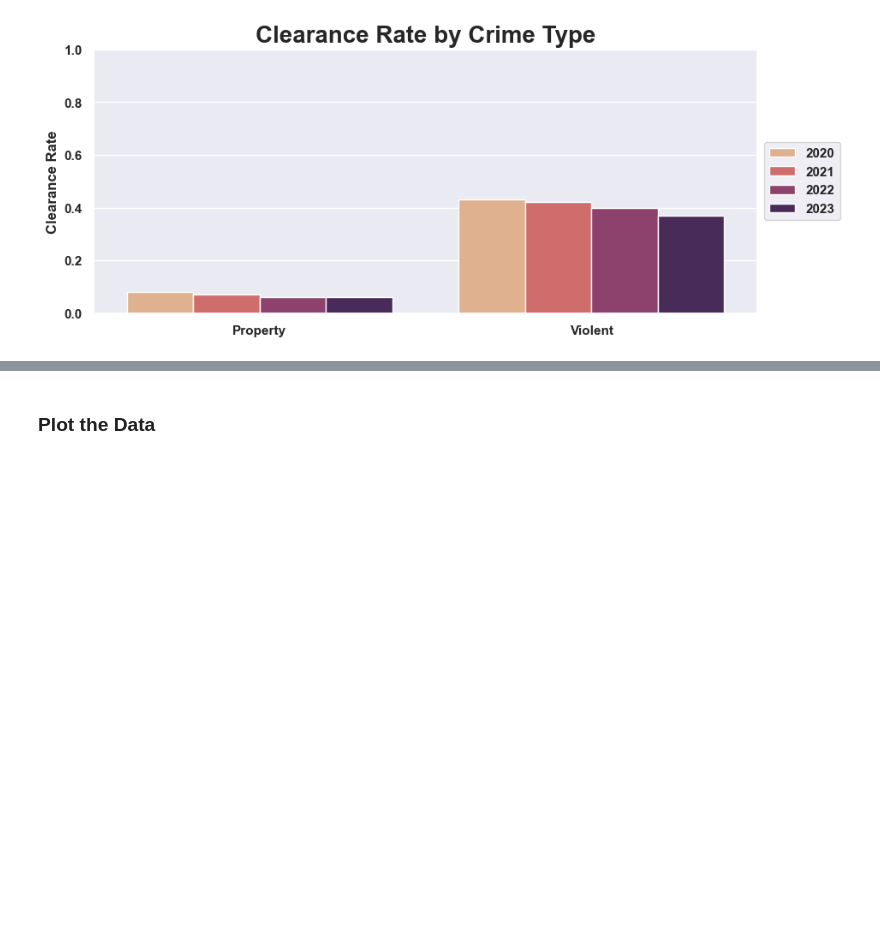
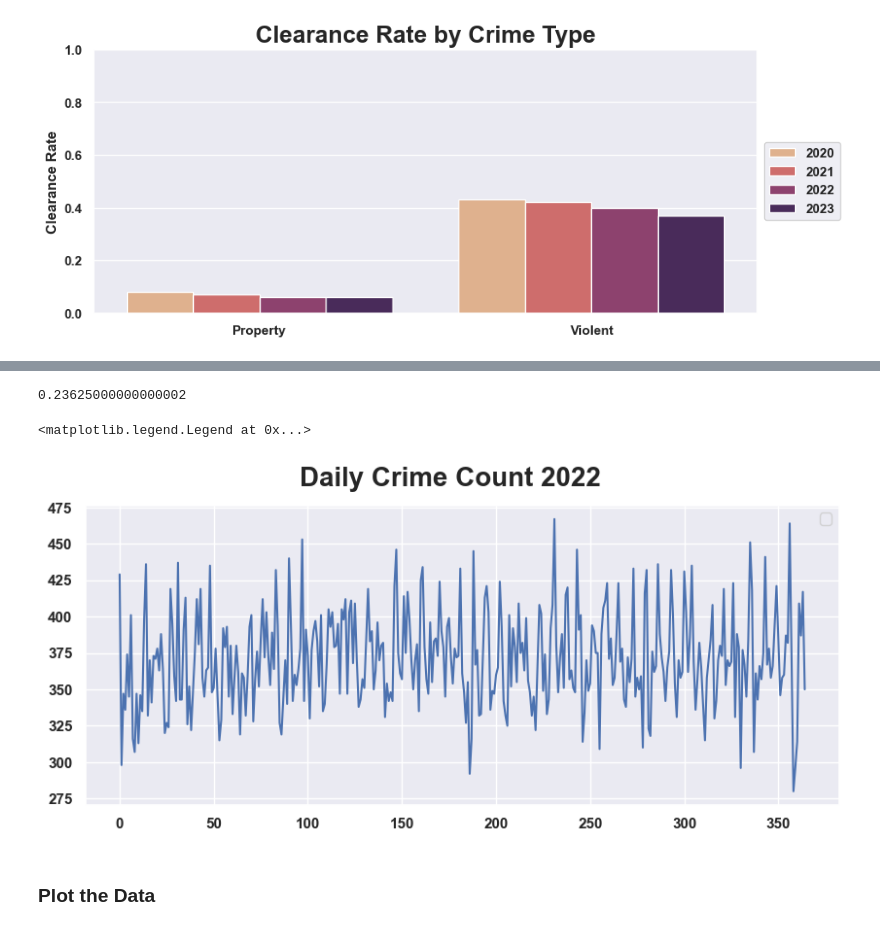
Before and after one commit to DanHerman212/los_angeles_crime, a Jupyter notebook: notebooks/3_analysis_and_visualization.ipynb, the cells around one changed output, grey strips where cells are left out. Cells and saved outputs as stored; diff of their text form; code cells hidden in the pictures; blank space fills up the shorter version.

```diff
--- a/notebooks/3_analysis_and_visualization.ipynb
+++ b/notebooks/3_analysis_and_visualization.ipynb
@@ -195,3 +318,46 @@ plt.show()
+# %%
+# calculate crime clearance on all crimes
+cleared = data[data['cleared'] == 1]
+
+# group the count of all crimes by year and crime type
+crimes = data.groupby(['YEAR','crime_type'])['CrmCdDesc'].count().to_frame().reset_index()
+
+# group the sum of cleared crimes by year and crime type
+cleared = cleared.groupby(['YEAR','crime_type'])['cleared'].sum().to_frame().reset_index()
+
+# merge the cleared and crimes dataframes
+rate = cleared.merge(crimes, on=['YEAR','crime_type'], how='left')
+
+# rename the columns
+rate = rate.rename(columns={'CrmCdDesc':'total_crimes'})
+
+# calculate the clearance rate
+rate['clearance_rate'] = (rate['cleared'] / rate['total_crimes']).round(2)
+
+rate.clearance_rate.mean()
+# %% [output]
+0.23625000000000002
+# %%
+# subset data to 2024
+daily = data[data['YEAR'] == 2022]
+
+daily = daily.groupby(data['DATEOCC'].dt.dayofyear)['CrmCdDesc'].count().to_frame().reset_index()
+
+daily.columns = ['dayofyear','total_crimes']
+
+daily['dayofyear'] = daily['dayofyear'].astype(int)
+
+daily['total_crimes'] = daily['total_crimes'].astype(int)
+
+daily = daily.loc[:,['total_crimes']]
+
+daily.plot(kind='line', figsize=(10, 4))
+# remove legend
+plt.suptitle('Daily Crime Count 2022', fontsize=20, fontweight='bold')
+plt.legend('')
+# %% [output]
+<matplotlib.legend.Legend at 0x...>
+[figure, added]
 # %% [markdown]
 ### Plot the Data
 # %% [markdown]
```
Also changed, not shown: parts of 7 cells of this notebook, 7 other files.
